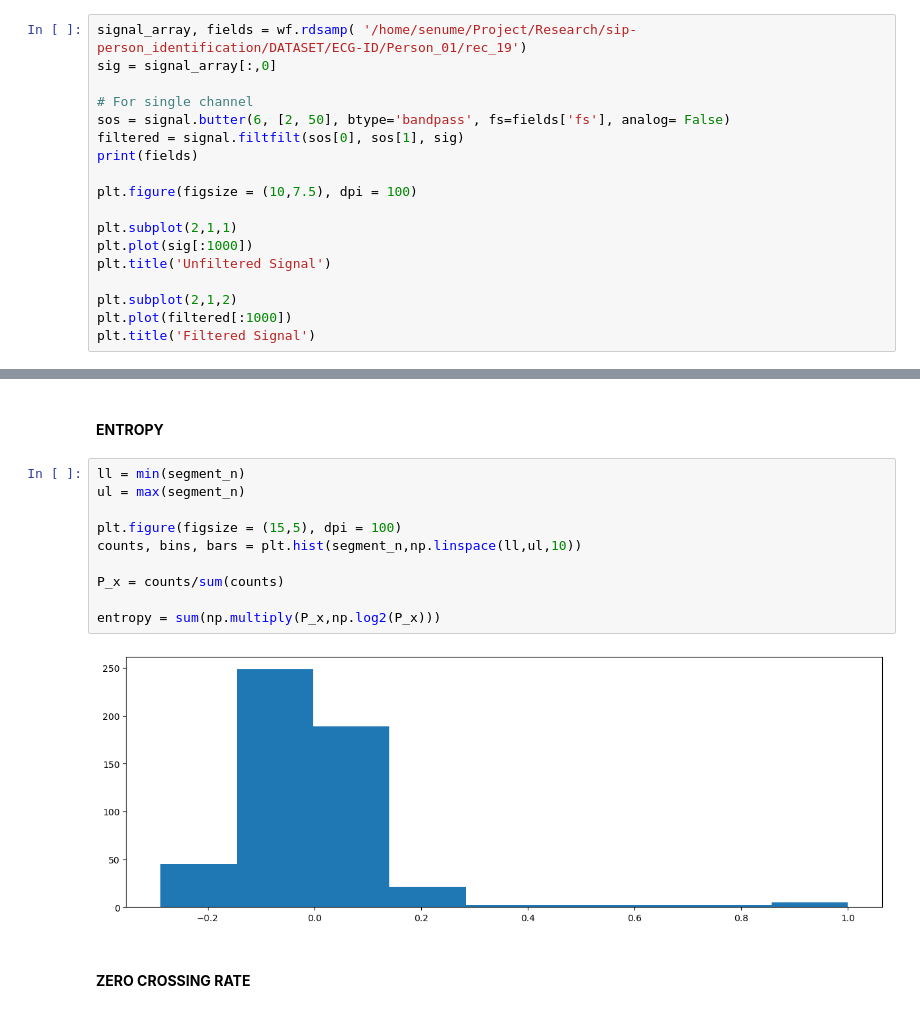
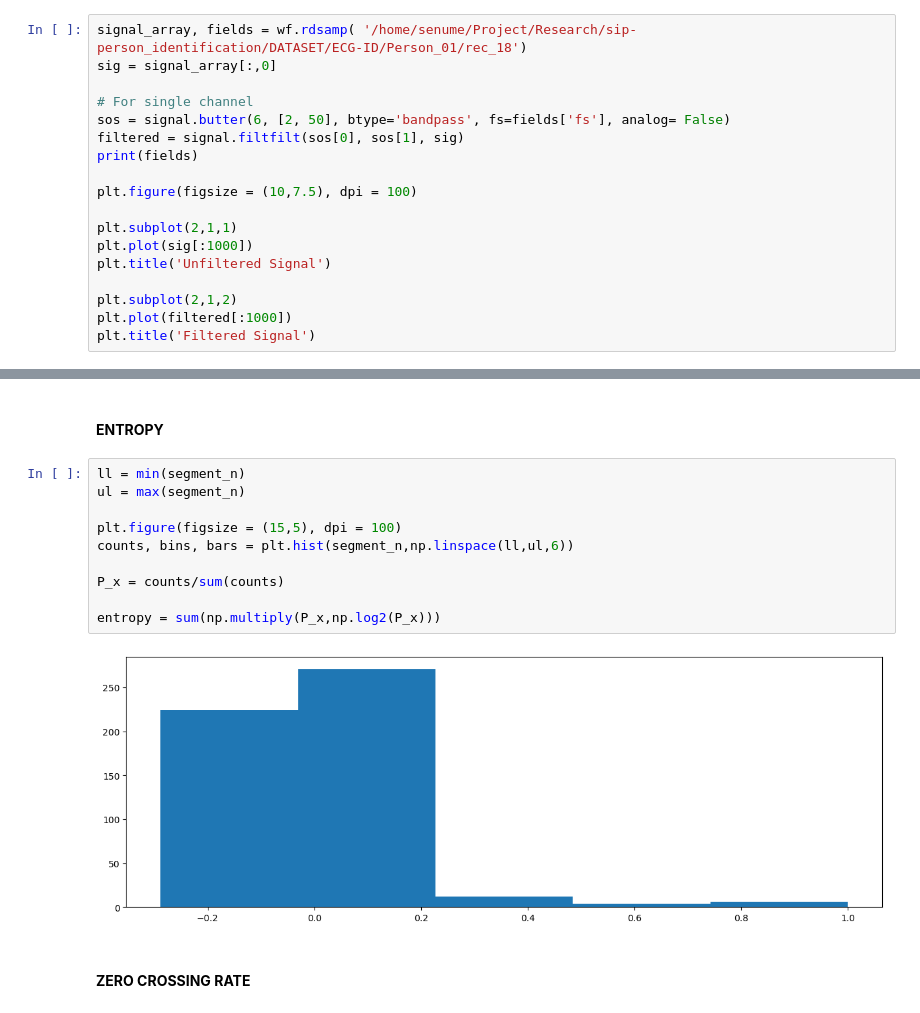
Before and after one commit to Senume/Person-identification-using-ECG, a Jupyter notebook: src/Preprocessing.ipynb, the cells around one changed output, grey strips where cells are left out. Cells and saved outputs as stored; diff of their text form.

```diff
--- a/src/Preprocessing.ipynb
+++ b/src/Preprocessing.ipynb
@@ -15,7 +15,7 @@ import numpy as np
 # %% [markdown]
 ### **PRE PROCESSING**
 # %%
-signal_array, fields = wf.rdsamp( '/home/senume/Project/Research/sip-person_identification/DATASET/ECG-ID/Person_01/rec_19')
+signal_array, fields = wf.rdsamp( '/home/senume/Project/Research/sip-person_identification/DATASET/ECG-ID/Person_01/rec_18')
 sig = signal_array[:,0]
 
 # For single channel
@@ -89,15 +90,15 @@ plt.plot(np.real(cc))
 # %%
 ll = min(segment_n)
 ul = max(segment_n)
 
 plt.figure(figsize = (15,5), dpi = 100)
-counts, bins, bars = plt.hist(segment_n,np.linspace(ll,ul,10))
+counts, bins, bars = plt.hist(segment_n,np.linspace(ll,ul,6))
 
 P_x = counts/sum(counts)
 
 entropy = sum(np.multiply(P_x,np.log2(P_x)))
 # %% [output]
-[figure, old version]
+[figure, new version]
 # %% [markdown]
 #### **ZERO CROSSING RATE**
 # %%
```
Also changed, not shown: parts of 2 cells of this notebook, 5 other files.
